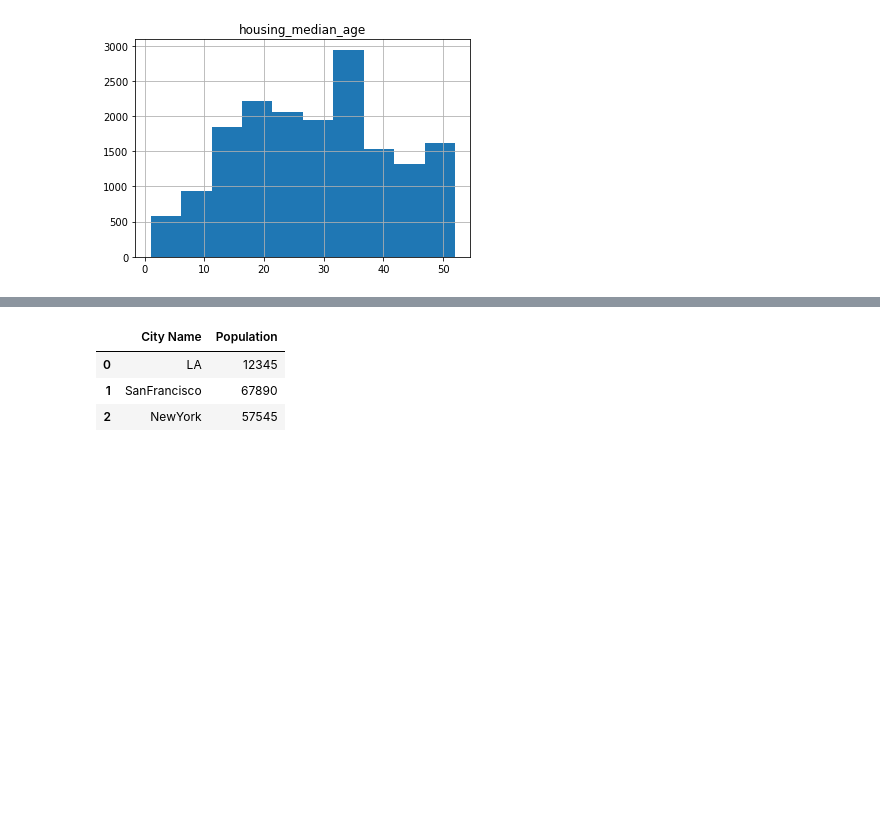
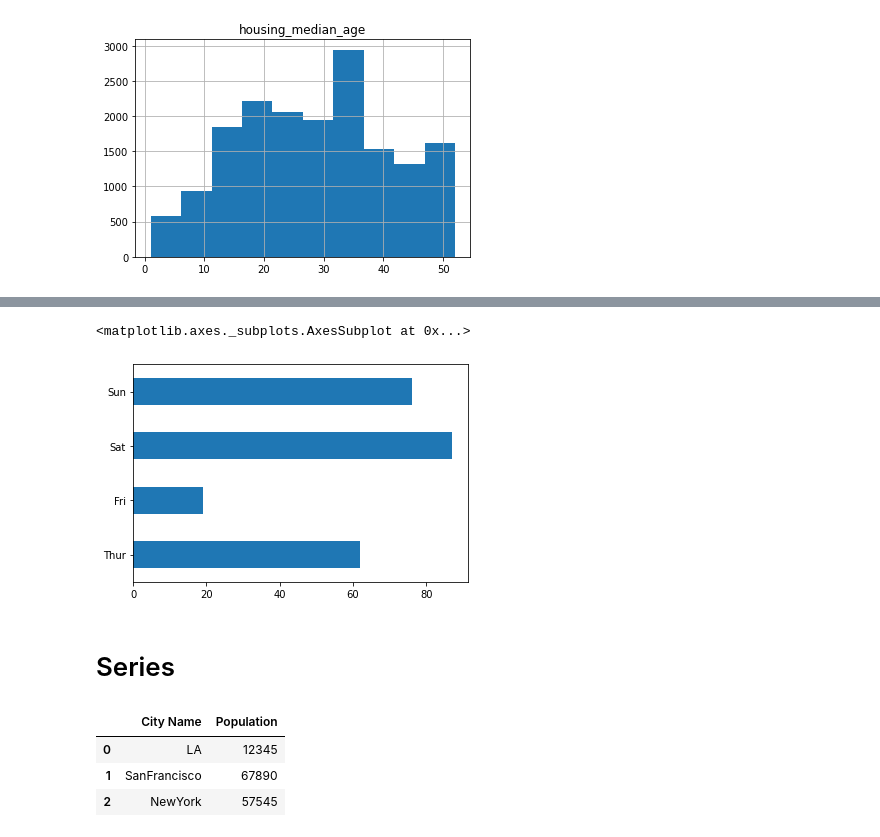
Before and after one commit to Jake0925/Pandas, a Jupyter notebook: Pandas2.ipynb, the cells around one changed output, grey strips where cells are left out. Drawn from its saved outputs; the diff is of its cells as text; code cells hidden in the pictures; blank space fills up the shorter version.

```diff
--- a/Pandas2.ipynb
+++ b/Pandas2.ipynb
@@ -31,3 +51,10 @@ Series
+# %%
+tips['day'].value_counts().sort_index().plot.barh() # 옆으로  바그래프를 그린다
+# %% [output]
+<matplotlib.axes._subplots.AxesSubplot at 0x...>
+[figure, added]
+# %% [markdown]
+# Series
 # %%
 city = pd.Series(["LA", 'SanFrancisco', 'NewYork'])
 population = pd.Series([12345, 67890, 57545])
```
Also changed, not shown: parts of 23 cells of this notebook.
